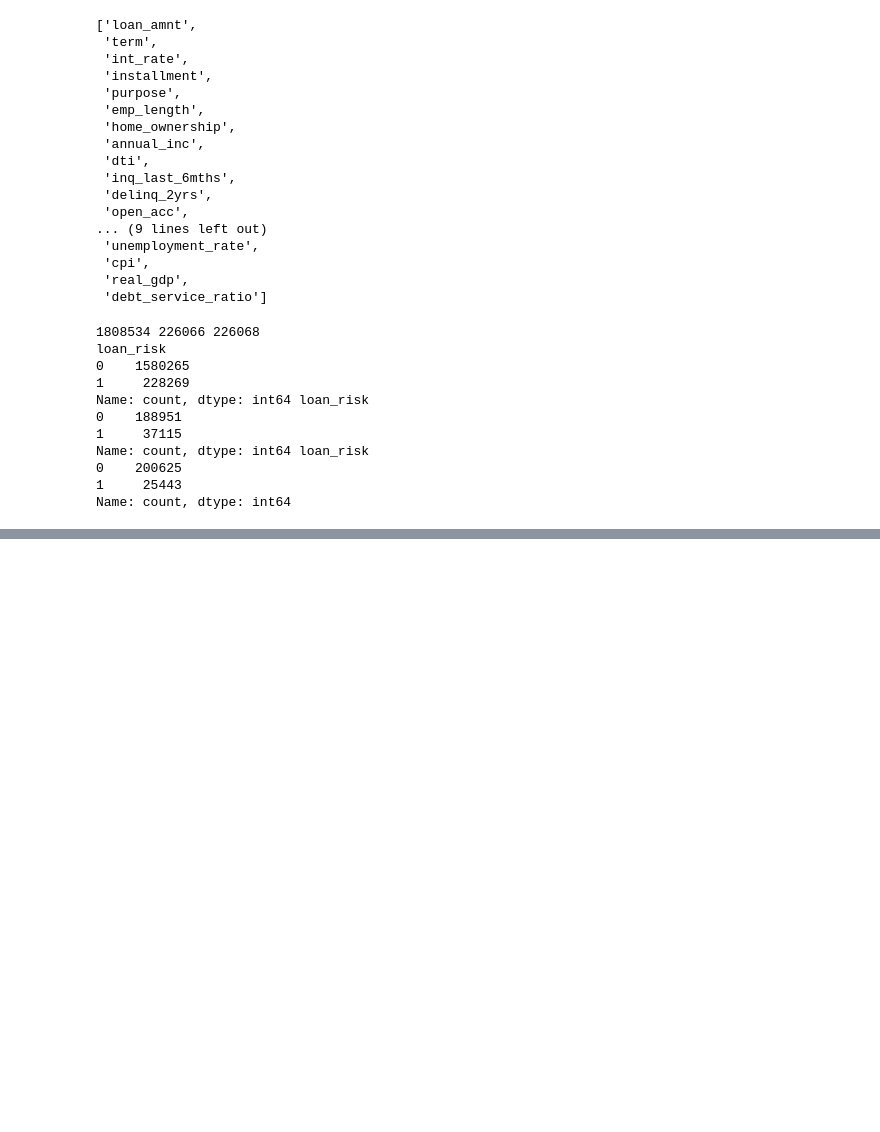
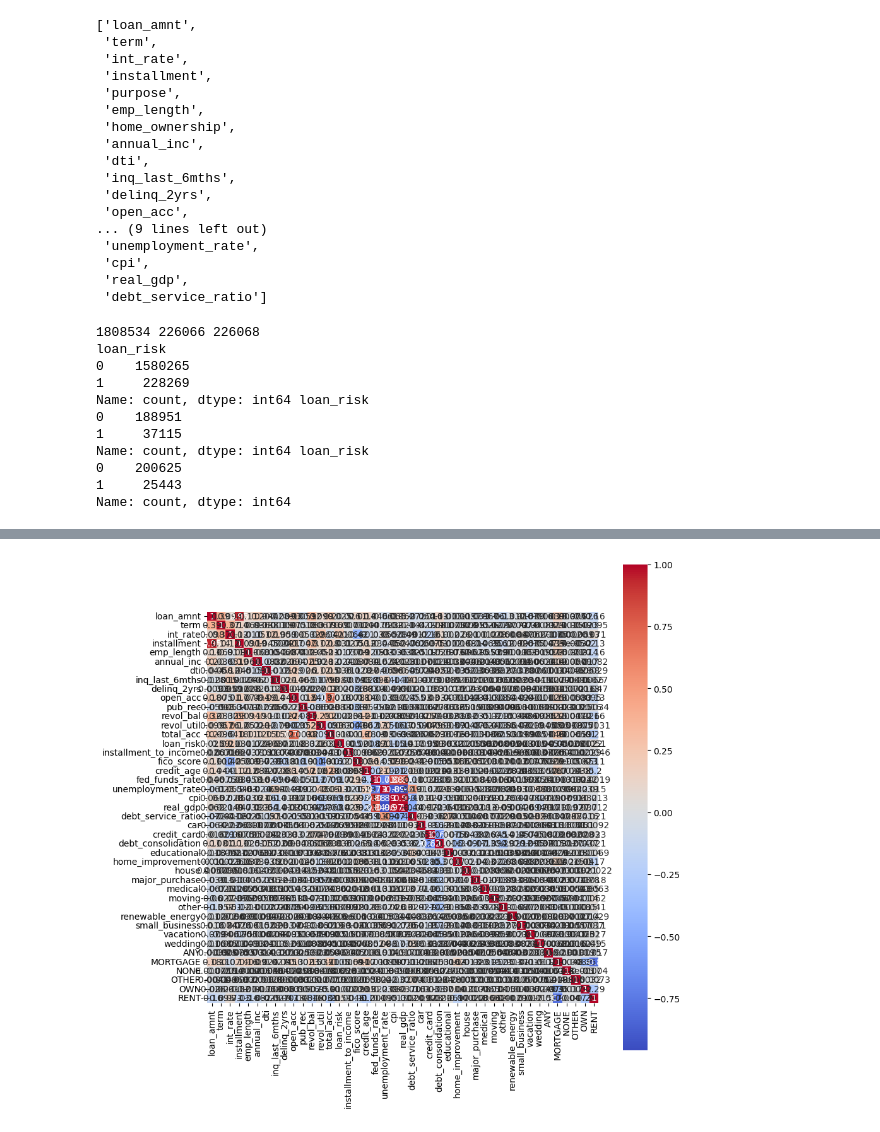
Before and after one commit to jaydenspurgiasz/loan-risk, a Jupyter notebook: preprocess.ipynb, the cells around one changed output, grey strips where cells are left out. Saved outputs shown, nothing was run; the diff lists cells and outputs as text; code cells hidden in the pictures; blank space fills up the shorter version.

```diff
--- a/preprocess.ipynb
+++ b/preprocess.ipynb
@@ -97,0 +152,4 @@ test_df.to_csv("./data/test.csv")
+# %%
+df = pd.concat([df, one_hots], axis=1)
+df.drop("purpose", axis=1)
+# Purpose column now one-hot encoded
@@ -97,0 +170,2 @@ test_df.to_csv("./data/test.csv")
+# %%
+df[one_hots.columns] = df[one_hots.columns].astype(int) # T/F -> 1/0
@@ -97,0 +178,2 @@ test_df.to_csv("./data/test.csv")
+# %%
+df = pd.concat([df, pd.get_dummies(df["home_ownership"]).astype(int)], axis=1)
@@ -97,0 +196,11 @@ test_df.to_csv("./data/test.csv")
+# %%
+df = df.loc[:,~df.columns.duplicated()].copy()
+# %%
+import matplotlib.pyplot as plt
+import seaborn as sns
+
+plt.figure(figsize=(10,10))
+sns.heatmap(df.select_dtypes(include=["int64", "float64"]).corr(), annot=True, cmap='coolwarm', square=True)
+plt.show()
+# %% [output]
+[figure, added]
```
Also changed, not shown: parts of 17 cells of this notebook, 2 other files.
